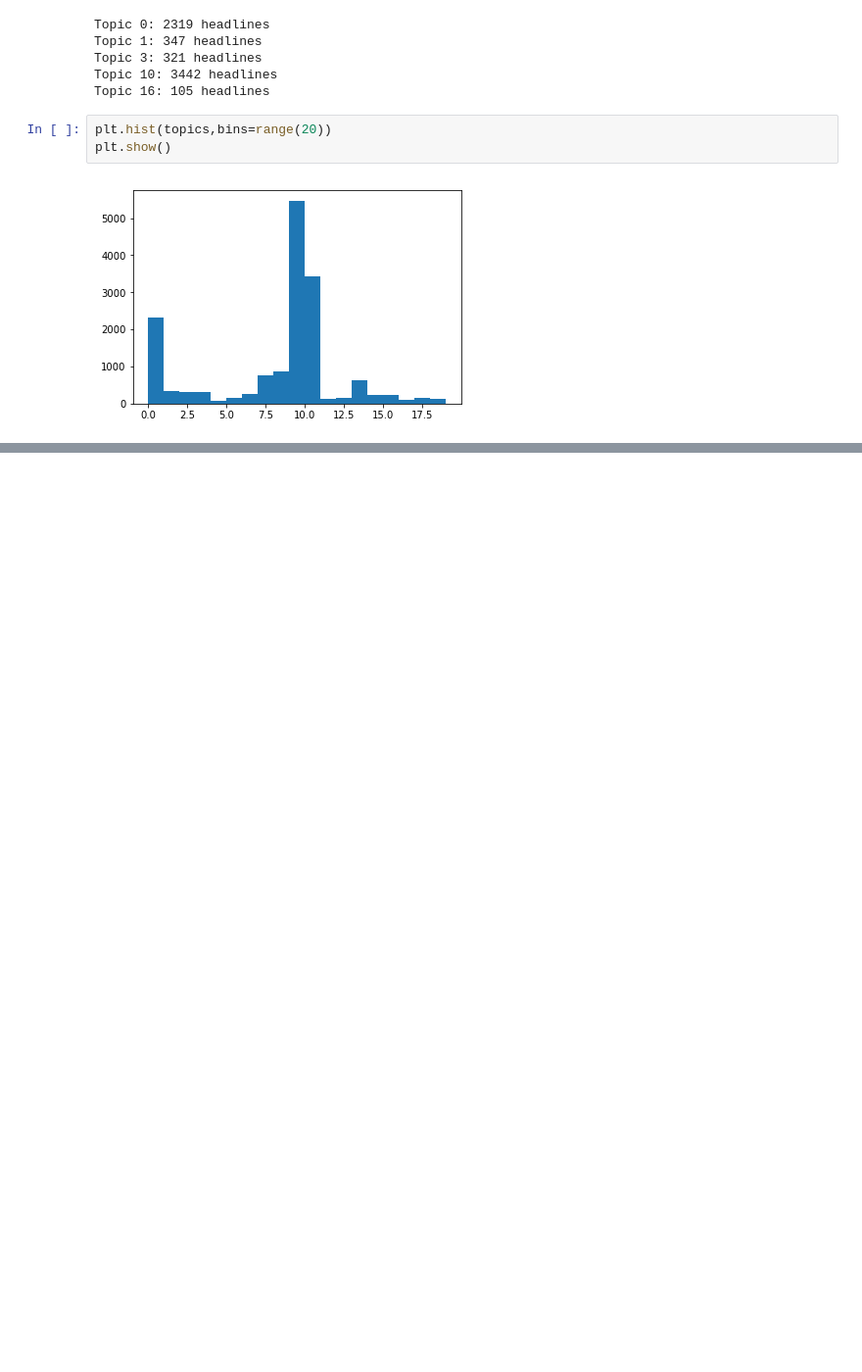
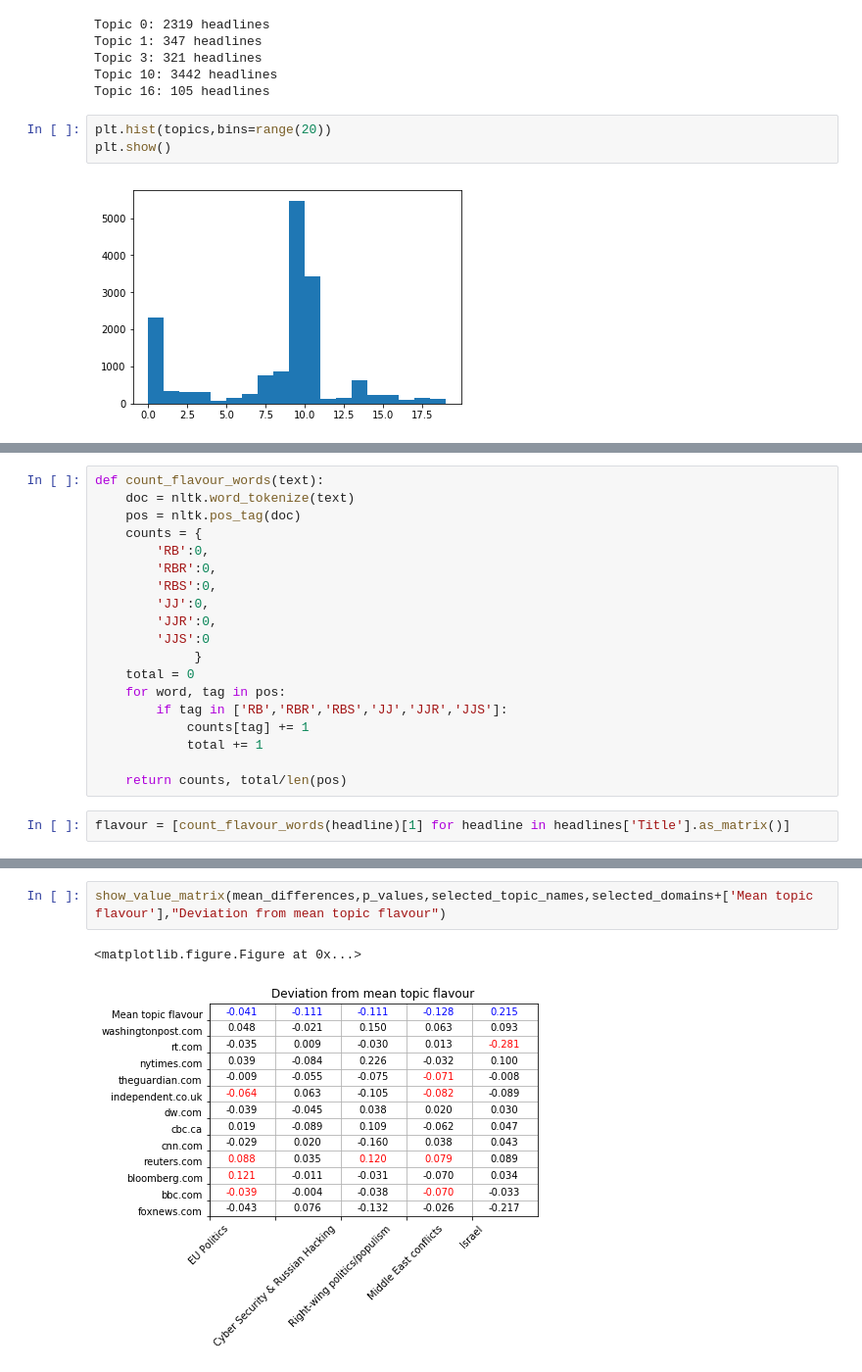
Before and after one commit to Constantin1225561/CCMLWI-NewspaperBias, a Jupyter notebook: Topic Detection.ipynb, the cells around one changed output, grey strips where cells are left out. Shown: that part at 98% size. Saved outputs shown, nothing was run; the diff lists cells and outputs as text; blank space fills up the shorter version.

```diff
--- a/Topic Detection.ipynb
+++ b/Topic Detection.ipynb
@@ -222,0 +281,21 @@ for i, topic in enumerate(selected_topics):
+# %%
+def count_flavour_words(text):
+    doc = nltk.word_tokenize(text)
+    pos = nltk.pos_tag(doc)
+    counts = {
+        'RB':0,
+        'RBR':0,
+        'RBS':0,
+        'JJ':0,
+        'JJR':0,
+        'JJS':0
+             }
+    total = 0
+    for word, tag in pos:
+        if tag in ['RB','RBR','RBS','JJ','JJR','JJS']:
+            counts[tag] += 1
+            total += 1
+
+    return counts, total/len(pos)
+# %%
+flavour = [count_flavour_words(headline)[1] for headline in headlines['Title'].as_matrix()]
@@ -222,0 +403,5 @@ for i, topic in enumerate(selected_topics):
+# %%
+show_value_matrix(mean_differences,p_values,selected_topic_names,selected_domains+['Mean topic flavour'],"Deviation from mean topic flavour")
+# %% [output]
+<matplotlib.figure.Figure at 0x...>
+[figure, added]
```
Also changed, not shown: parts of 16 cells of this notebook, 6 other files.
